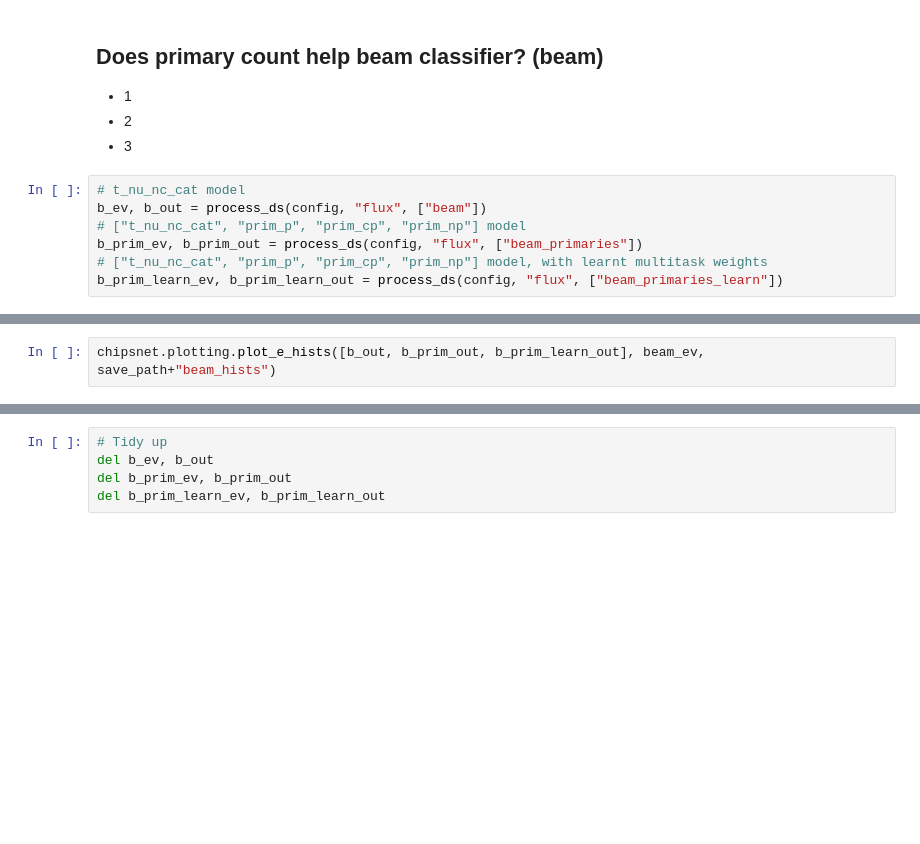
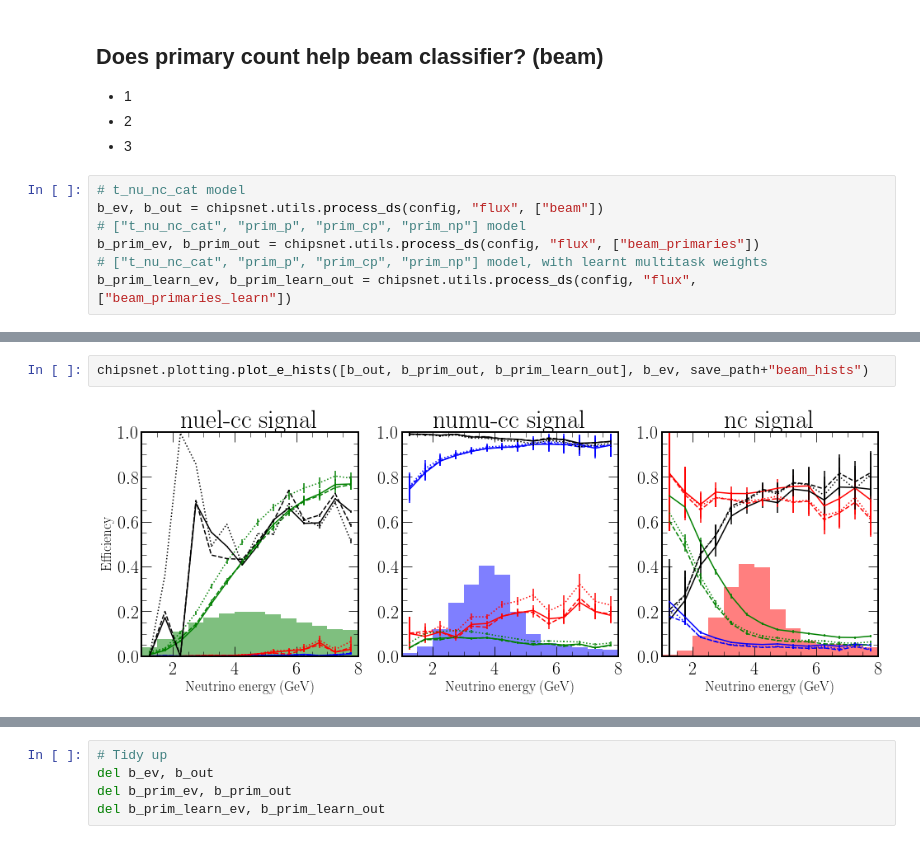
Before and after one commit to chipsneutrino/chips-net, a Jupyter notebook: analysis.ipynb, the cells around one changed output, grey strips where cells are left out. Drawn from its saved outputs; the diff is of its cells as text; blank space fills up the shorter version.

```diff
--- a/analysis.ipynb
+++ b/analysis.ipynb
@@ -440,8 +642,8 @@ del c_vtx_learn_ev, c_vtx_learn_out
 * 3
 # %%
 # t_nu_nc_cat model
-b_ev, b_out = process_ds(config, "flux", ["beam"])
+b_ev, b_out = chipsnet.utils.process_ds(config, "flux", ["beam"])
 # ["t_nu_nc_cat", "prim_p", "prim_cp", "prim_np"] model
-b_prim_ev, b_prim_out = process_ds(config, "flux", ["beam_primaries"])
+b_prim_ev, b_prim_out = chipsnet.utils.process_ds(config, "flux", ["beam_primaries"])
 # ["t_nu_nc_cat", "prim_p", "prim_cp", "prim_np"] model, with learnt multitask weights
-b_prim_learn_ev, b_prim_learn_out = process_ds(config, "flux", ["beam_primaries_learn"])
+b_prim_learn_ev, b_prim_learn_out = chipsnet.utils.process_ds(config, "flux", ["beam_primaries_learn"])
@@ -450,4 +658,6 @@ chipsnet.plotting.plot_curves([b_out, b_prim_out, b_prim_learn_out], save_path+"
 # %%
-chipsnet.plotting.plot_e_hists([b_out, b_prim_out, b_prim_learn_out], beam_ev, save_path+"beam_hists")
+chipsnet.plotting.plot_e_hists([b_out, b_prim_out, b_prim_learn_out], b_ev, save_path+"beam_hists")
+# %% [output]
+[figure, added]
 # %%
 chipsnet.utils.print_output_comparison([b_out, b_prim_out, b_prim_learn_out])
```
Also changed, not shown: parts of 75 cells of this notebook, 9 other files.
